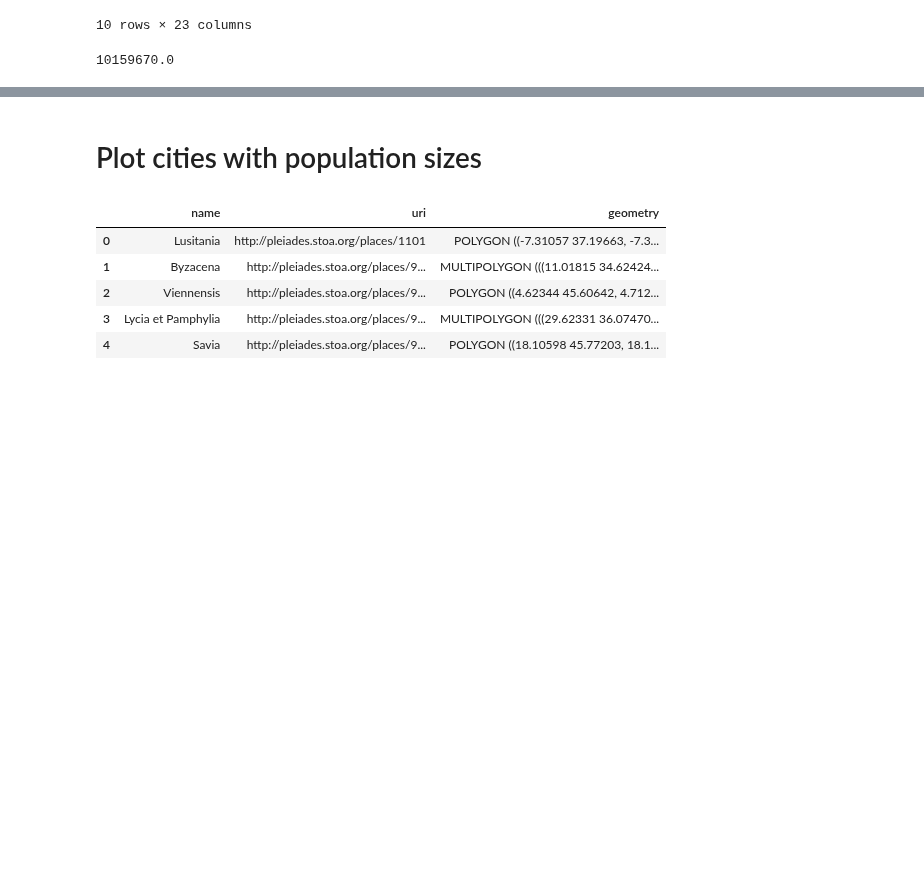
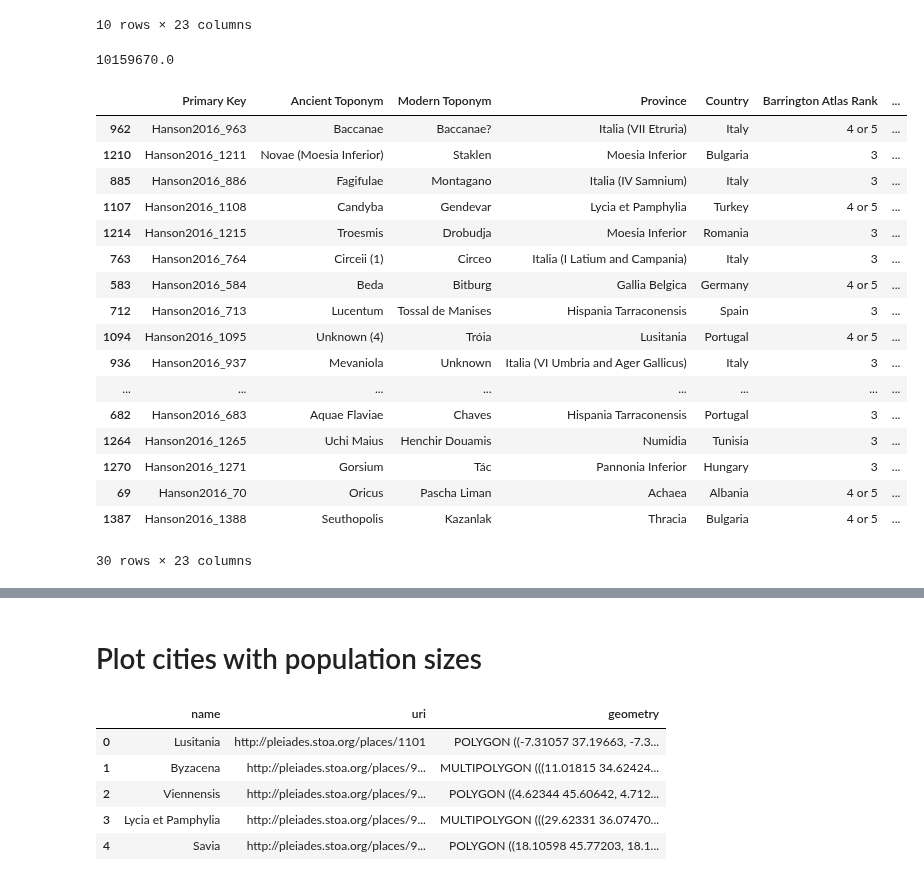
Before and after one commit to sdam-au/LI_ETL, a Jupyter notebook: scripts/1_ROMAN-CITIES.ipynb, the cells around one changed output, grey strips where cells are left out. Cells and saved outputs as stored; diff of their text form; code cells hidden in the pictures; blank space fills up the shorter version.

```diff
--- a/scripts/1_ROMAN-CITIES.ipynb
+++ b/scripts/1_ROMAN-CITIES.ipynb
@@ -331,3 +333,24 @@ cities_pop.sort_values("pop_diff", ascending=False).head(10)
 cities_pop["pop_est"].sum()
 # %% [output]
 10159670.0
+# %%
+cities_pop.sort_values("pop_est").head(30)
+# %% [output]
+|  | Primary Key | Ancient Toponym | Modern Toponym | Province | Country | Barrington Atlas Rank | ... |
+| 962 | Hanson2016_963 | Baccanae | Baccanae? | Italia (VII Etruria) | Italy | 4 or 5 | ... |
+| 1210 | Hanson2016_1211 | Novae (Moesia Inferior) | Staklen | Moesia Inferior | Bulgaria | 3 | ... |
+| 885 | Hanson2016_886 | Fagifulae | Montagano | Italia (IV Samnium) | Italy | 3 | ... |
+| 1107 | Hanson2016_1108 | Candyba | Gendevar | Lycia et Pamphylia | Turkey | 4 or 5 | ... |
+| 1214 | Hanson2016_1215 | Troesmis | Drobudja | Moesia Inferior | Romania | 3 | ... |
+| 763 | Hanson2016_764 | Circeii (1) | Circeo | Italia (I Latium and Campania) | Italy | 3 | ... |
+| 583 | Hanson2016_584 | Beda | Bitburg | Gallia Belgica | Germany | 4 or 5 | ... |
+| 712 | Hanson2016_713 | Lucentum | Tossal de Manises | Hispania Tarraconensis | Spain | 3 | ... |
+| 1094 | Hanson2016_1095 | Unknown (4) | Tróia | Lusitania | Portugal | 4 or 5 | ... |
+| 936 | Hanson2016_937 | Mevaniola | Unknown | Italia (VI Umbria and Ager Gallicus) | Italy | 3 | ... |
+| ... | ... | ... | ... | ... | ... | ... | ... |
+| 682 | Hanson2016_683 | Aquae Flaviae | Chaves | Hispania Tarraconensis | Portugal | 3 | ... |
+| 1264 | Hanson2016_1265 | Uchi Maius | Henchir Douamis | Numidia | Tunisia | 3 | ... |
+| 1270 | Hanson2016_1271 | Gorsium | Tác | Pannonia Inferior | Hungary | 3 | ... |
+| 69 | Hanson2016_70 | Oricus | Pascha Liman | Achaea | Albania | 4 or 5 | ... |
+| 1387 | Hanson2016_1388 | Seuthopolis | Kazanlak | Thracia | Bulgaria | 4 or 5 | ... |
+30 rows × 23 columns
```
Also changed, not shown: parts of 8 cells of this notebook, 6 other files.
